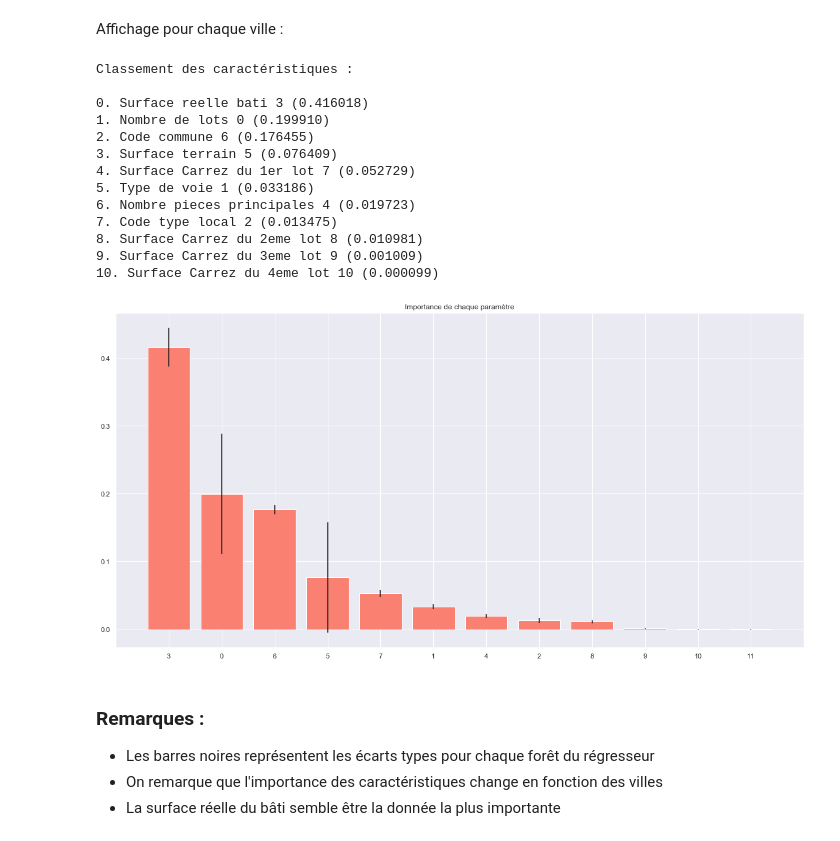
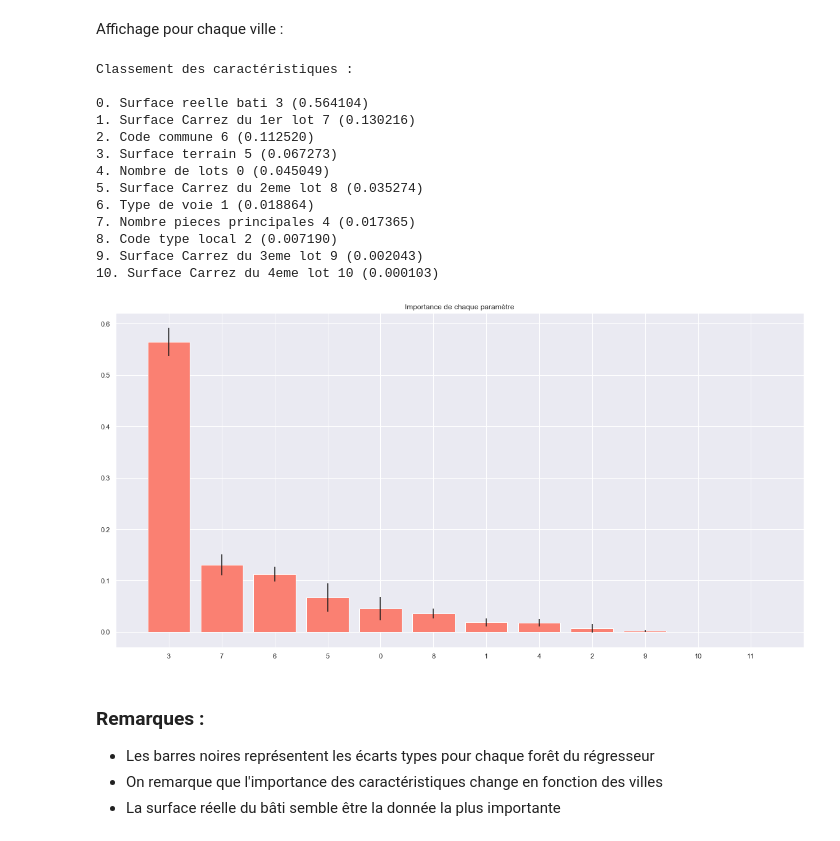
Before and after one commit to C18andre/CoveaModele, a Jupyter notebook: Presentation.ipynb, the cells around one changed output. Cells and saved outputs as stored; diff of their text form; code cells hidden in the pictures.

```diff
--- a/Presentation.ipynb
+++ b/Presentation.ipynb
@@ -298,24 +342,24 @@ def logImportances(reg,df) :
 # %% [markdown]
 Affichage pour chaque ville :
 # %%
-logImportances(rfr_marseille,marseille_normalised)
+#logImportances(rfr_marseille,marseille_normalised)
 #logImportances(rfr_nantes,nantes_normalised)
-#logImportances(rfr_lyon,lyon_normalised)
+logImportances(rfr_lyon,lyon_normalised)
 # %% [output]
 Classement des caractéristiques :
 
-0. Surface reelle bati 3 (0.416018)
-1. Nombre de lots 0 (0.199910)
-2. Code commune 6 (0.176455)
-3. Surface terrain 5 (0.076409)
-4. Surface Carrez du 1er lot 7 (0.052729)
-5. Type de voie 1 (0.033186)
-6. Nombre pieces principales 4 (0.019723)
-7. Code type local 2 (0.013475)
-8. Surface Carrez du 2eme lot 8 (0.010981)
-9. Surface Carrez du 3eme lot 9 (0.001009)
-10. Surface Carrez du 4eme lot 10 (0.000099)
+0. Surface reelle bati 3 (0.564104)
+1. Surface Carrez du 1er lot 7 (0.130216)
+2. Code commune 6 (0.112520)
+3. Surface terrain 5 (0.067273)
+4. Nombre de lots 0 (0.045049)
+5. Surface Carrez du 2eme lot 8 (0.035274)
+6. Type de voie 1 (0.018864)
+7. Nombre pieces principales 4 (0.017365)
+8. Code type local 2 (0.007190)
+9. Surface Carrez du 3eme lot 9 (0.002043)
+10. Surface Carrez du 4eme lot 10 (0.000103)
-[figure, old version]
+[figure, new version]
 # %% [markdown]
 ### Remarques :
 
```
Also changed, not shown: parts of 11 cells of this notebook, 2 other files.
